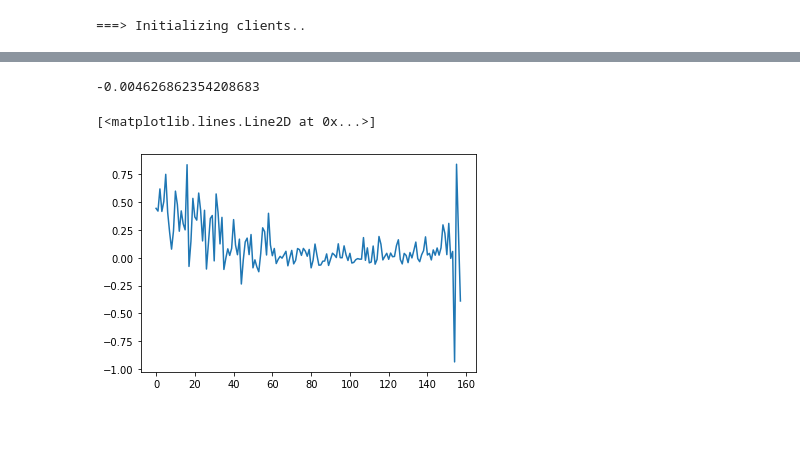
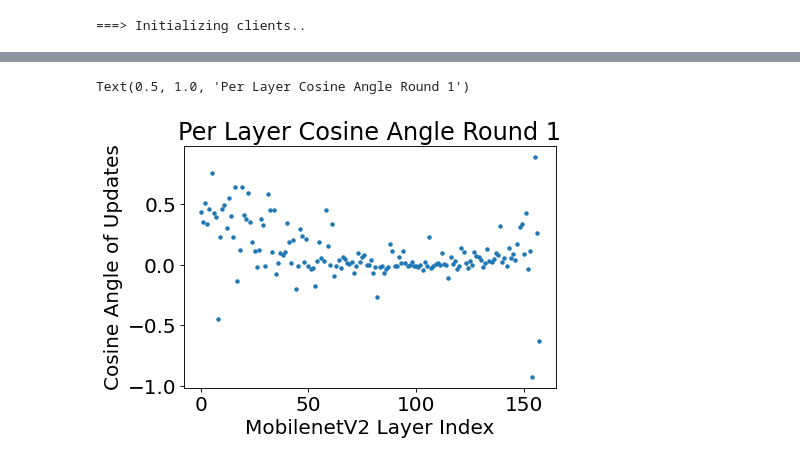
Before and after one commit to tj-kim/fedatk_unl_tj, a Jupyter notebook: notebooks/231031_nn_vector_pull.ipynb, the cells around one changed output, grey strips where cells are left out. Saved outputs shown, nothing was run; the diff lists cells and outputs as text; code cells hidden in the pictures; blank space fills up the shorter version.

```diff
--- a/notebooks/231031_nn_vector_pull.ipynb
+++ b/notebooks/231031_nn_vector_pull.ipynb
@@ -290,9 +330,17 @@ array([0.02, -0.04, -0.04, -0.03, -0.02, -0.00, 0.01, 0.00, 0.00, 0.01,
-# %%
-np.average(cosine_gather_layers[5], weights = prop)
-# %% [output]
--0.004626862354208683
-# %%
-plt.plot(cosine_gather_layers[0])
-# %% [output]
-[<matplotlib.lines.Line2D at 0x...>]
-[figure, removed]
+# %%
+font = {'family' : 'normal',
+        'weight' : 'normal',
+        'size'   : 18}
+
+plt.rc('font', **font)
+plt.figure(dpi=80, figsize=(6,4))
+
+plt.plot(cosine_gather_layers[0],'.')
+
+# Adding labels and title
+plt.xlabel('MobilenetV2 Layer Index')
+plt.ylabel('Cosine Angle of Updates')
+plt.title('Per Layer Cosine Angle Round 1')
+# %% [output]
+Text(0.5, 1.0, 'Per Layer Cosine Angle Round 1')
+[figure, added]
```
Also changed, not shown: parts of 8 cells of this notebook, 6 other files.
